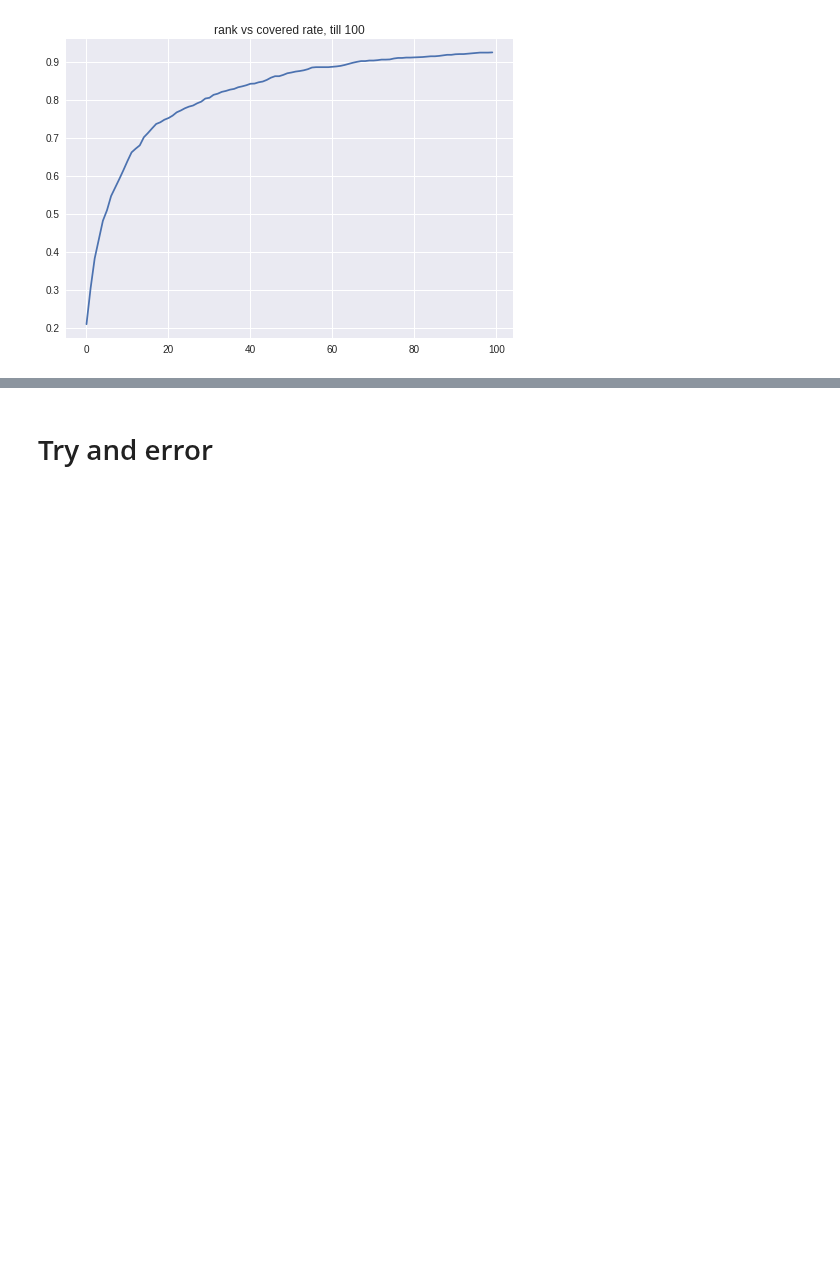
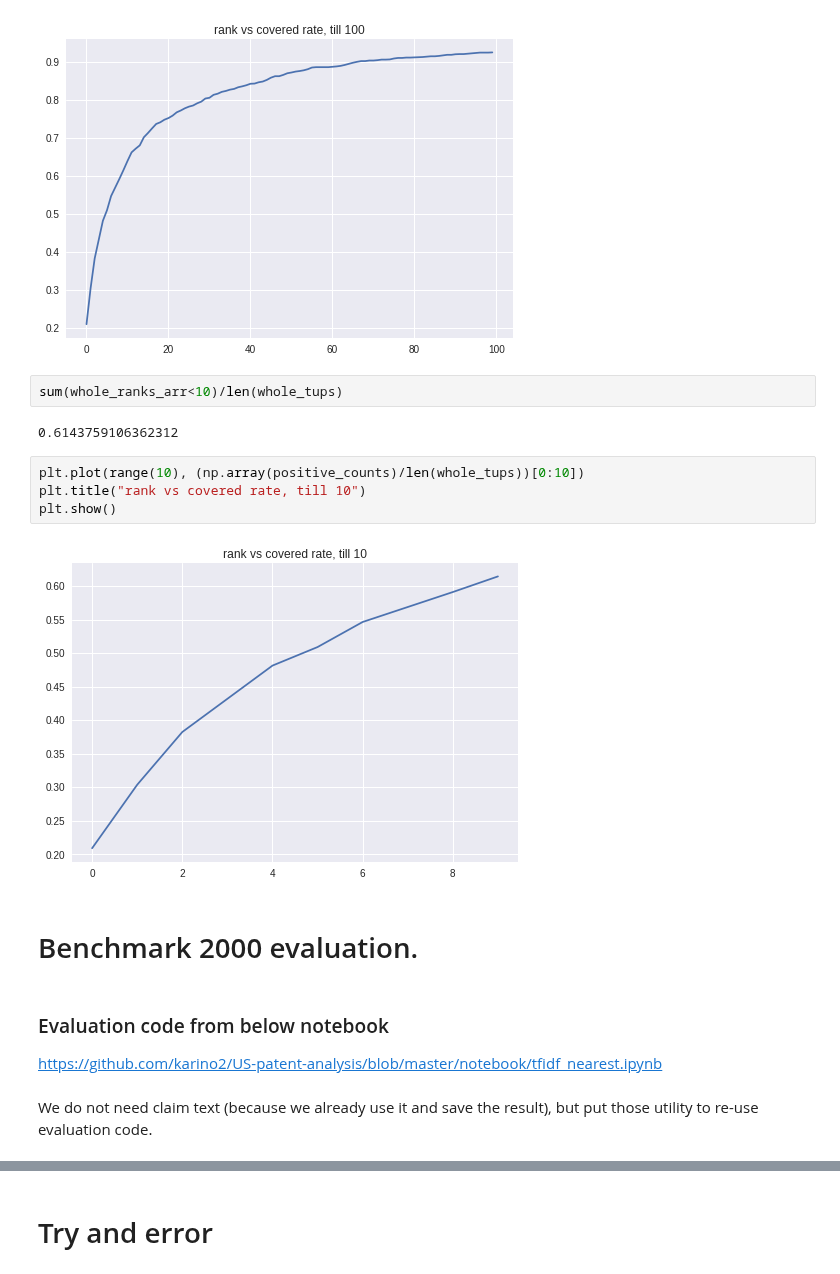
Before and after one commit to yoheikikuta/US-patent-analysis, a Jupyter notebook: colab/bert_benchmark_2000_analyze_result.ipynb, the cells around one changed output, grey strips where cells are left out. Cells and saved outputs as stored; diff of their text form; blank space fills up the shorter version.

Commit message:
Finish evaluate benchmark 2000.

```diff
--- a/colab/bert_benchmark_2000_analyze_result.ipynb
+++ b/colab/bert_benchmark_2000_analyze_result.ipynb
@@ -188,3 +188,21 @@ plt.title("rank vs covered rate, till 100")
 plt.show()
 # %% [output]
 [figure]
+# %%
+sum(whole_ranks_arr<10)/len(whole_tups)
+# %% [output]
+0.6143759106362312
+# %%
+plt.plot(range(10), (np.array(positive_counts)/len(whole_tups))[0:10])
+plt.title("rank vs covered rate, till 10")
+plt.show()
+# %% [output]
+[figure, added]
+# %% [markdown]
+# Benchmark 2000 evaluation.
+# %% [markdown]
+### Evaluation code from below notebook
+
+https://github.com/karino2/US-patent-analysis/blob/master/notebook/tfidf_nearest.ipynb
+# %% [markdown]
+We do not need claim text (because we already use it and save the result), but put those utility to re-use evaluation code.
```
Also changed, not shown: parts of 131 cells of this notebook.
